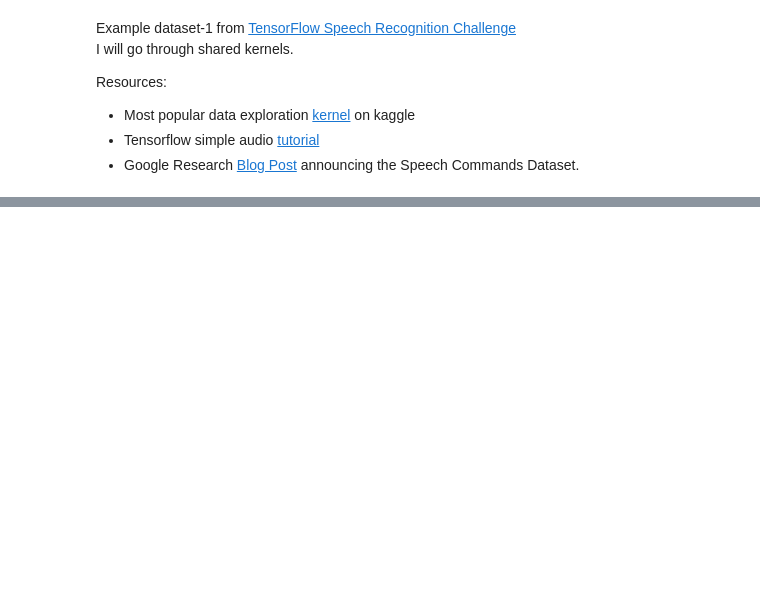
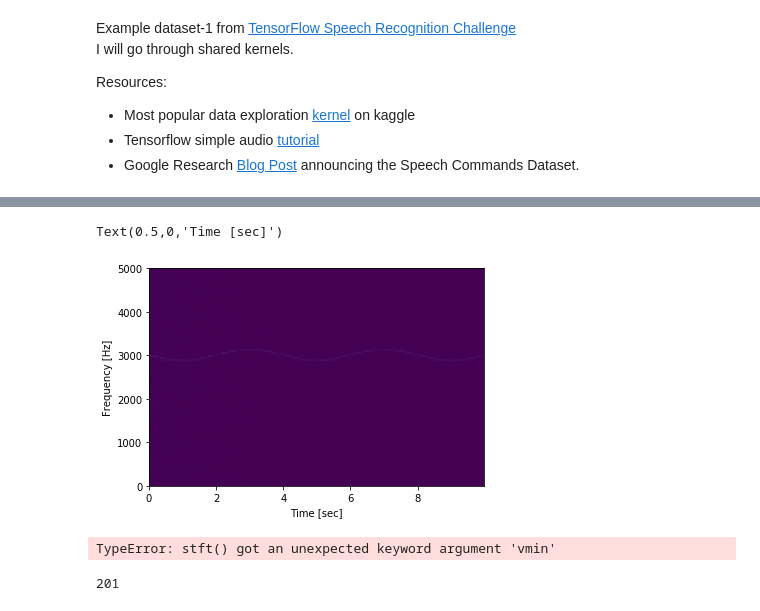
Before and after one commit to speechLabBcCuny/nnaAudiosetClassification, a Jupyter notebook: notebooks/kaggle_speech.ipynb, the cells around one changed output, grey strips where cells are left out. Saved outputs shown, nothing was run; the diff lists cells and outputs as text; code cells hidden in the pictures; blank space fills up the shorter version.

```diff
--- a/notebooks/kaggle_speech.ipynb
+++ b/notebooks/kaggle_speech.ipynb
@@ -42,0 +131,7 @@ Chechout ../data/speech_commands/README.md for details
+# %%
+plt.pcolormesh(t, f, Sxx,vmin=0, vmax=amp)
+plt.ylabel('Frequency [Hz]')
+plt.xlabel('Time [sec]')
+# %% [output]
+Text(0.5,0,'Time [sec]')
+[figure, added]
@@ -42,0 +141,9 @@ Chechout ../data/speech_commands/README.md for details
+# %%
+f,t,Zxx=signal.stft(x,fs,nperseg=1000,)
+# %% [output]
+TypeError: stft() got an unexpected keyword argument 'vmin'
+# %%
+len(f)
+len(t)
+# %% [output]
+201
```
Also changed, not shown: parts of 21 cells of this notebook, 1 other file.
